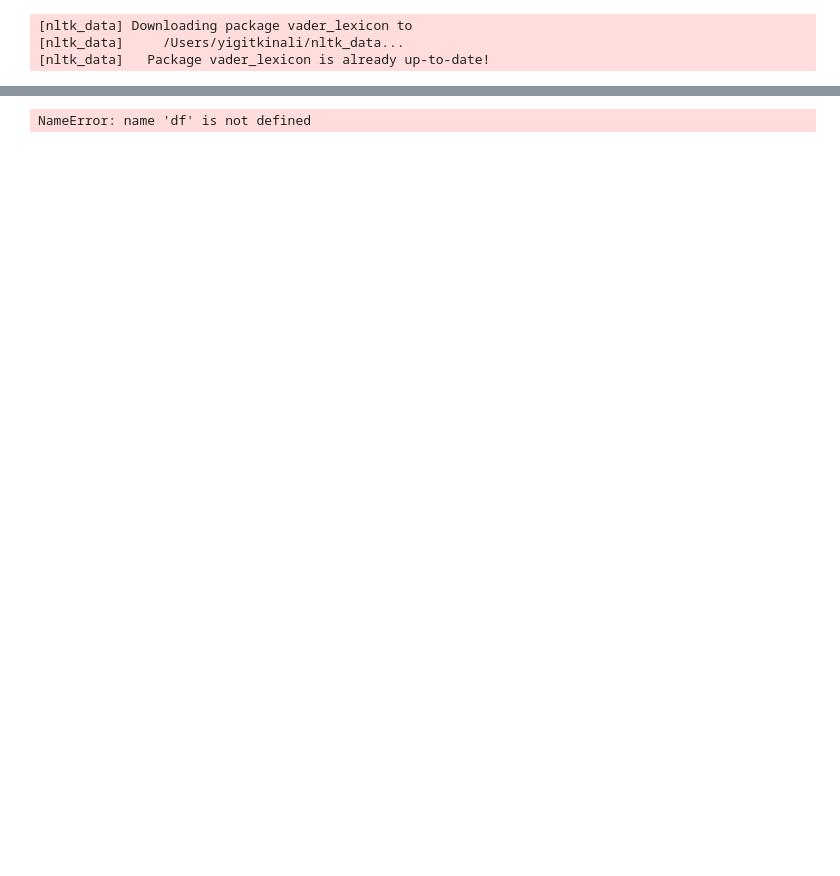
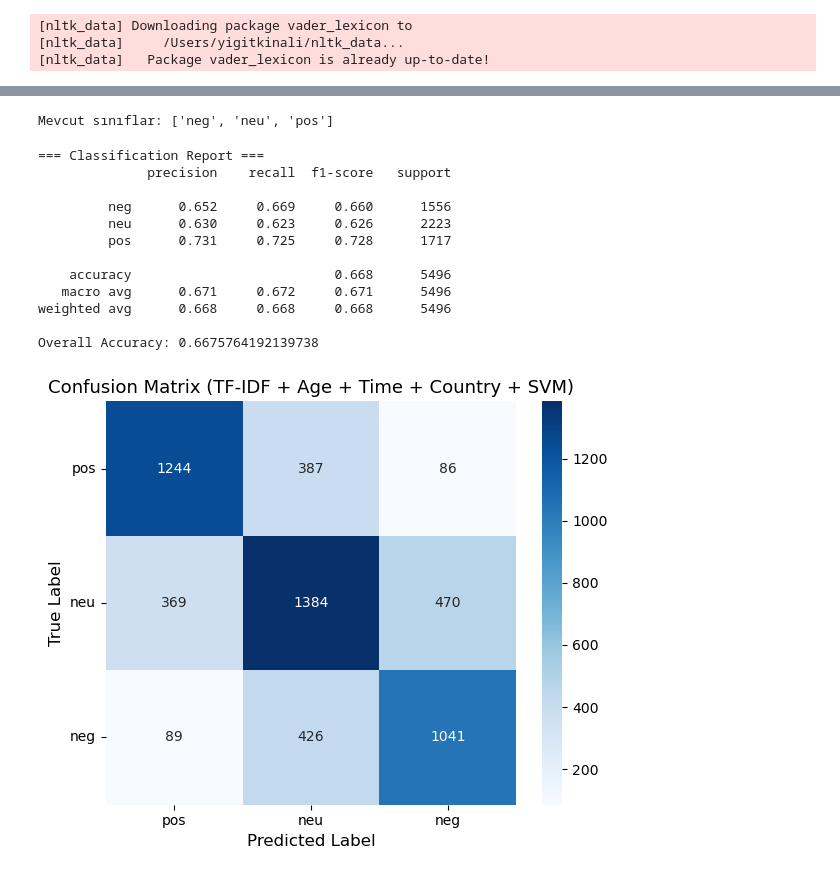
Before and after one commit to yigido-droid/Sentiment_Analysis, a Jupyter notebook: Sentiment.ipynb, the cells around one changed output, grey strips where cells are left out. Cells and saved outputs as stored; diff of their text form; code cells hidden in the pictures; blank space fills up the shorter version.

```diff
--- a/Sentiment.ipynb
+++ b/Sentiment.ipynb
@@ -101,42 +112,73 @@ y = df["sentiment"]
 
 X_train, X_test, y_train, y_test = train_test_split(
     X, y, test_size=0.2, random_state=42, stratify=y
 )
 
 # 4) Pipeline: TF-IDF + OneHot + SVM
 text_vec = TfidfVectorizer(lowercase=True, ngram_range=(1,2), min_df=2)
 cat_enc  = OneHotEncoder(handle_unknown="ignore")
 
 preproc = ColumnTransformer(transformers=[
     ("text", text_vec, "text"),
     ("cat",  cat_enc,  cat_feats)
 ])
 
 clf = Pipeline([
     ("prep", preproc),
     ("svm", LinearSVC(C=1.0, class_weight="balanced", random_state=42))
 ])
 
 # 5) Model Training and Evaluation
 clf.fit(X_train, y_train)
 y_pred = clf.predict(X_test)
 
+
 # === Classification Report ===
-print("=== Classification Report ===")
+print("\n=== Classification Report ===")
 print(classification_report(y_test, y_pred, labels=present, digits=3))
 print("Overall Accuracy:", accuracy_score(y_test, y_pred))
 
-# === Confusion Matrix ===
-cm = confusion_matrix(y_test, y_pred, labels=present)
+from sklearn.metrics import confusion_matrix
+import seaborn as sns
+import matplotlib.pyplot as plt
 
-plt.figure(figsize=(6,5))
-sns.heatmap(cm, annot=True, fmt="d", cmap="Blues",
-            xticklabels=present, yticklabels=present)
-plt.title("Confusion Matrix (TF-IDF + Age + Time + Country + SVM)", fontsize=13)
-plt.xlabel("Predicted Label", fontsize=12)
-plt.ylabel("True Label", fontsize=12)
+label_order = ["neg", "neu", "pos"]
+cm = confusion_matrix(y_test, y_pred, labels=label_order)
+
+fig, ax = plt.subplots(figsize=(6,5))
+sns.heatmap(
+    cm, annot=True, fmt="d", cmap="Blues",
+    xticklabels=label_order, yticklabels=label_order, ax=ax
+)
+
+ax.set_title("Confusion Matrix (TF-IDF + Age + Time + Country + SVM)", fontsize=13)
+ax.set_xlabel("Predicted Label", fontsize=12)
+ax.set_ylabel("True Label", fontsize=12)
+
+# 🔽 Y eksenini ters çevir (neg → neu → pos aşağıdan yukarı)
+ax.invert_yaxis()
+
+# 🔄 X eksenini ters çevir (pos → neu → neg soldan sağa)
+ax.invert_xaxis()
+
+plt.xticks(rotation=0)
+plt.yticks(rotation=0)
+plt.tight_layout()
 plt.show()
 # %% [output]
-NameError: name 'df' is not defined
+Mevcut sınıflar: ['neg', 'neu', 'pos']
+=== Classification Report ===
+              precision    recall  f1-score   support
+
+         neg      0.652     0.669     0.660      1556
+         neu      0.630     0.623     0.626      2223
+         pos      0.731     0.725     0.728      1717
+
+    accuracy                          0.668      5496
+   macro avg      0.671     0.672     0.671      5496
+weighted avg      0.668     0.668     0.668      5496
+
+Overall Accuracy: 0.6675764192139738
+[figure, added]
 # %%
 # Features are not used.!!
```
Also changed, not shown: parts of 4 cells of this notebook, 2 other files.
